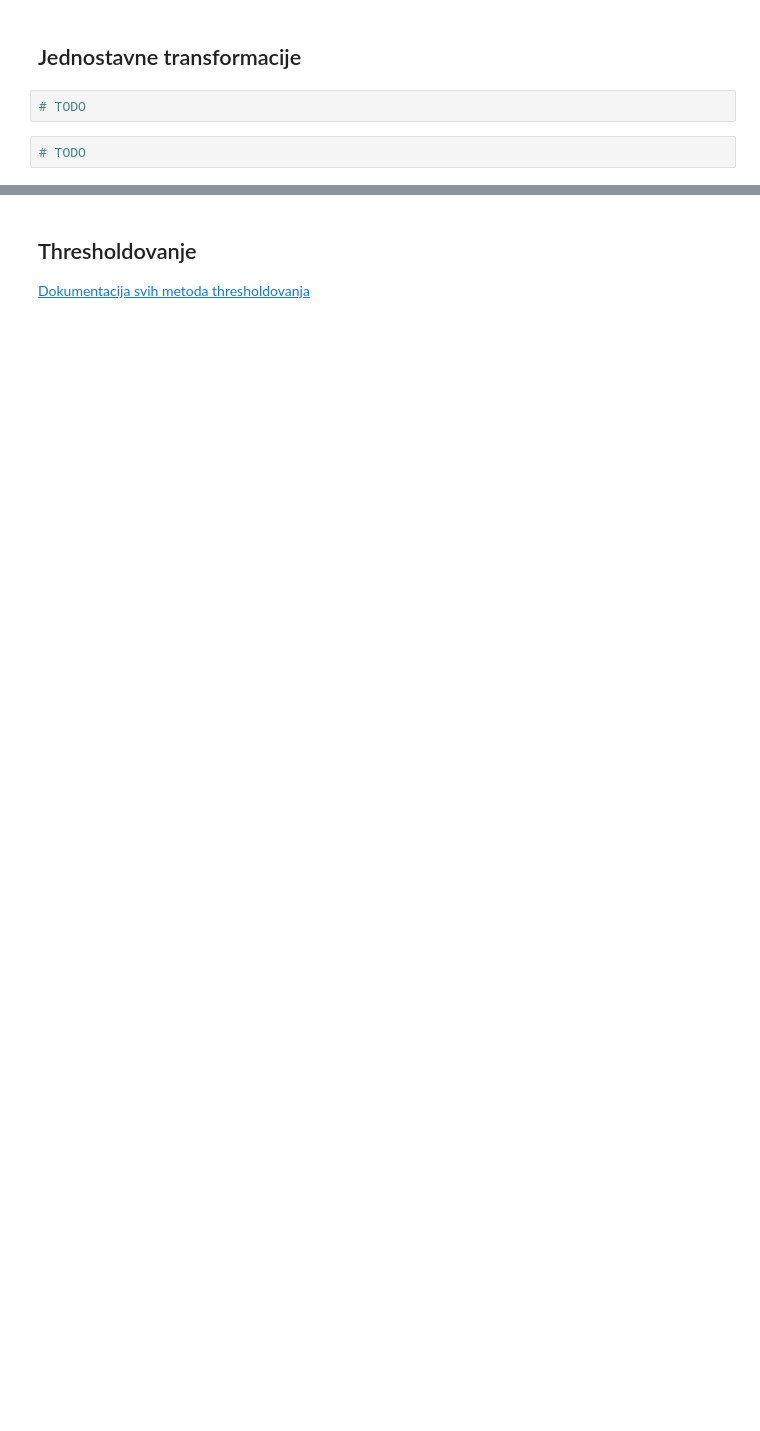
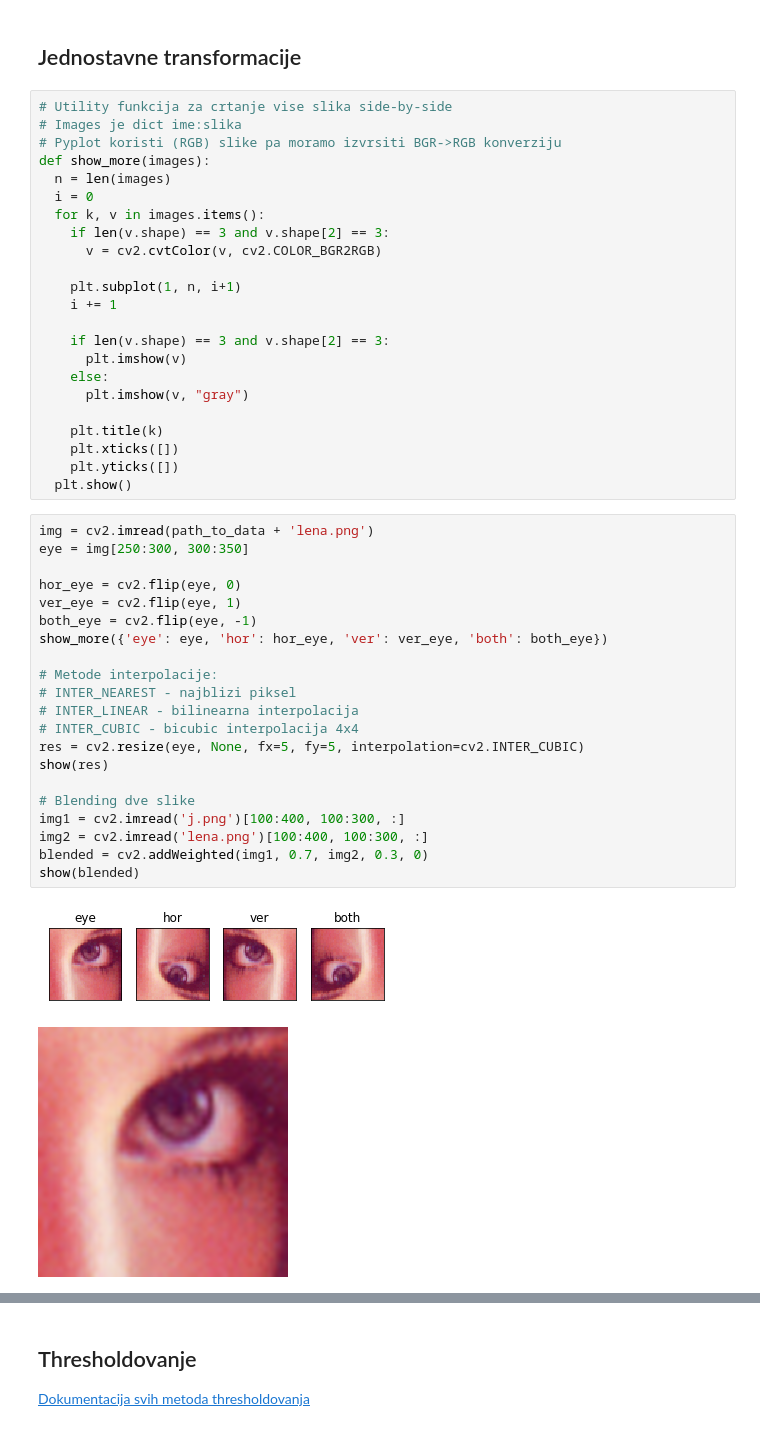
Before and after one commit to rand0musername/raf-ml, a Jupyter notebook: 07 CNN, OpenCV/07B_OpenCV.ipynb, the cells around one changed output, grey strips where cells are left out. Drawn from its saved outputs; the diff is of its cells as text; blank space fills up the shorter version.

```diff
--- a/07 CNN, OpenCV/07B_OpenCV.ipynb
+++ b/07 CNN, OpenCV/07B_OpenCV.ipynb
@@ -39,6 +145,49 @@
 # %% [markdown]
 ## Jednostavne transformacije
-# %%
-# TODO
-# %%
-# TODO
+# %%
+# Utility funkcija za crtanje vise slika side-by-side
+# Images je dict ime:slika
+# Pyplot koristi (RGB) slike pa moramo izvrsiti BGR->RGB konverziju
+def show_more(images):
+  n = len(images)
+  i = 0
+  for k, v in images.items():
+    if len(v.shape) == 3 and v.shape[2] == 3:
+      v = cv2.cvtColor(v, cv2.COLOR_BGR2RGB)
+
+    plt.subplot(1, n, i+1)
+    i += 1
+
+    if len(v.shape) == 3 and v.shape[2] == 3:
+      plt.imshow(v)
+    else:
+      plt.imshow(v, "gray")
+
+    plt.title(k)
+    plt.xticks([])
+    plt.yticks([])
+  plt.show()
+# %%
+img = cv2.imread(path_to_data + 'lena.png')
+eye = img[250:300, 300:350]
+
+hor_eye = cv2.flip(eye, 0)
+ver_eye = cv2.flip(eye, 1)
+both_eye = cv2.flip(eye, -1)
+show_more({'eye': eye, 'hor': hor_eye, 'ver': ver_eye, 'both': both_eye})
+
+# Metode interpolacije:
+# INTER_NEAREST - najblizi piksel
+# INTER_LINEAR - bilinearna interpolacija
+# INTER_CUBIC - bicubic interpolacija 4x4
+res = cv2.resize(eye, None, fx=5, fy=5, interpolation=cv2.INTER_CUBIC)
+show(res)
+
+# Blending dve slike
+img1 = cv2.imread('j.png')[100:400, 100:300, :]
+img2 = cv2.imread('lena.png')[100:400, 100:300, :]
+blended = cv2.addWeighted(img1, 0.7, img2, 0.3, 0)
+show(blended)
+# %% [output]
+[figure, added]
+[figure, added]
```
Also changed, not shown: parts of 25 cells of this notebook, 2 other files.
